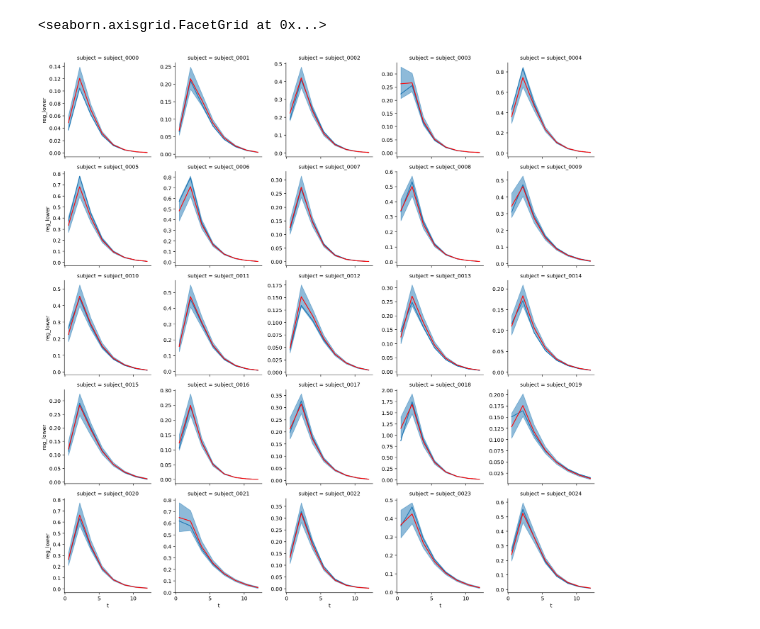
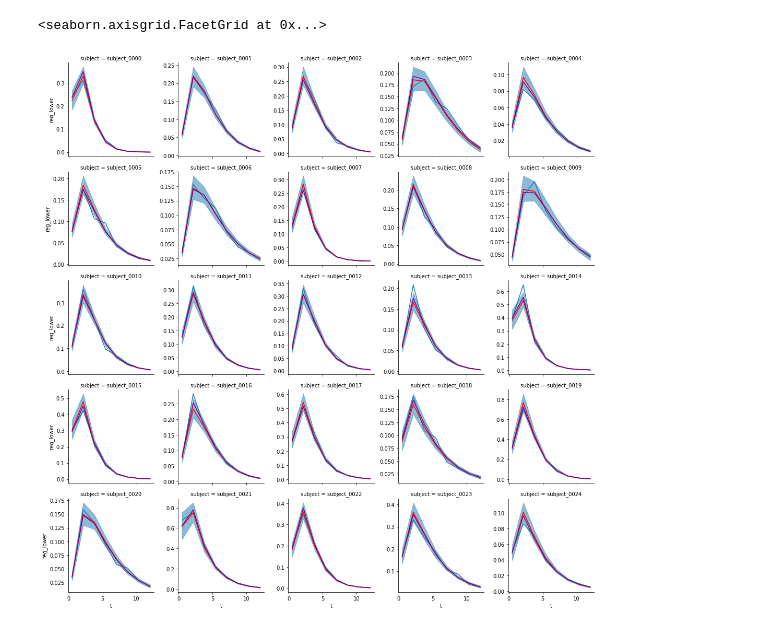
Before and after one commit to Dpananos/PKBayes, a Jupyter notebook: debug.ipynb, the cells around one changed output. Cells and saved outputs as stored; diff of their text form; code cells hidden in the pictures.

Commit message:
Better model in Untitled.ipynb

```diff
--- a/debug.ipynb
+++ b/debug.ipynb
@@ -10,7 +10,7 @@ import matplotlib.pyplot as plt
 # %%
 mixed_model = az.from_netcdf('trace/pk_mixed_model.NC')
 reg = az.from_netcdf('trace/pk_regression.NC')
-df = pd.read_csv('data/test.csv', index_col = 0)
+df = pd.read_csv('data/train.csv', index_col = 0)
 df.index = df.index.rename('subject')
 df=df.reset_index()
 # %%
@@ -33,13 +35,11 @@ mixed_model_summary.columns = mixed_model_summary.columns.droplevel()
 # %%
-df = df.join(reg_model_summary).join(mixed_model_summary)
-
 g = sns.FacetGrid(data = df, col='subject', col_wrap=5, sharey = False)
 
-g.map_dataframe(sns.lineplot, 't','y', color = 'C0')
+g.map_dataframe(sns.lineplot, 't','y_obs', color = 'C0')
 g.map_dataframe(sns.lineplot, 't','reg_mean', color= 'r')
-# g.map_dataframe(sns.lineplot, 't','mixed_model', color= 'purple')
+g.map_dataframe(sns.lineplot, 't','mixed_mean', color= 'purple')
 g.map_dataframe(plt.fill_between, 't', 'reg_lower','reg_upper', alpha = 0.5)
 g.add_legend()
 # %% [output]
 <seaborn.axisgrid.FacetGrid at 0x...>
-[figure, old version]
+[figure, new version]
```
Also changed, not shown: parts of 3 cells of this notebook, 11 other files.
